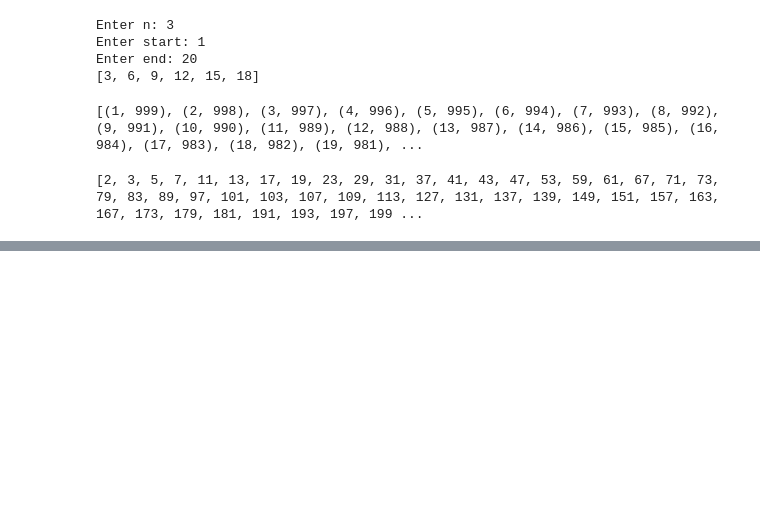
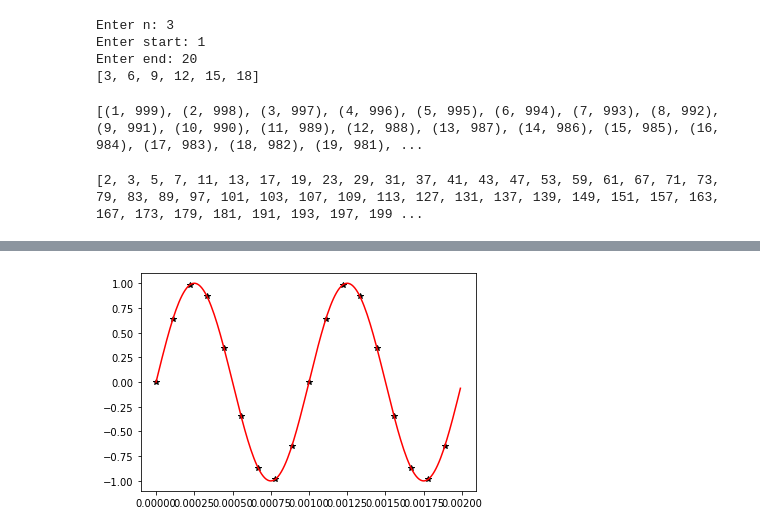
Before and after one commit to RishikeshSahu06/ComputationalPhysics, a Jupyter notebook: 21174019.ipynb, the cells around one changed output, grey strips where cells are left out. Cells and saved outputs as stored; diff of their text form; code cells hidden in the pictures; blank space fills up the shorter version.

```diff
--- a/21174019.ipynb
+++ b/21174019.ipynb
@@ -272,0 +556,9 @@ print(find_primes(1000))
+# %%
+freq_s=9000
+time_s=np.arange(0,2e-3,1/freq_s)
+func_s=np.sin(2*np.pi*freq*time_s)
+plt.plot(time_s,func_s,'*',color='black')
+plt.plot(time,func,color='red')
+plt.show()
+# %% [output]
+[figure, added]
```
Also changed, not shown: parts of 36 cells of this notebook.
